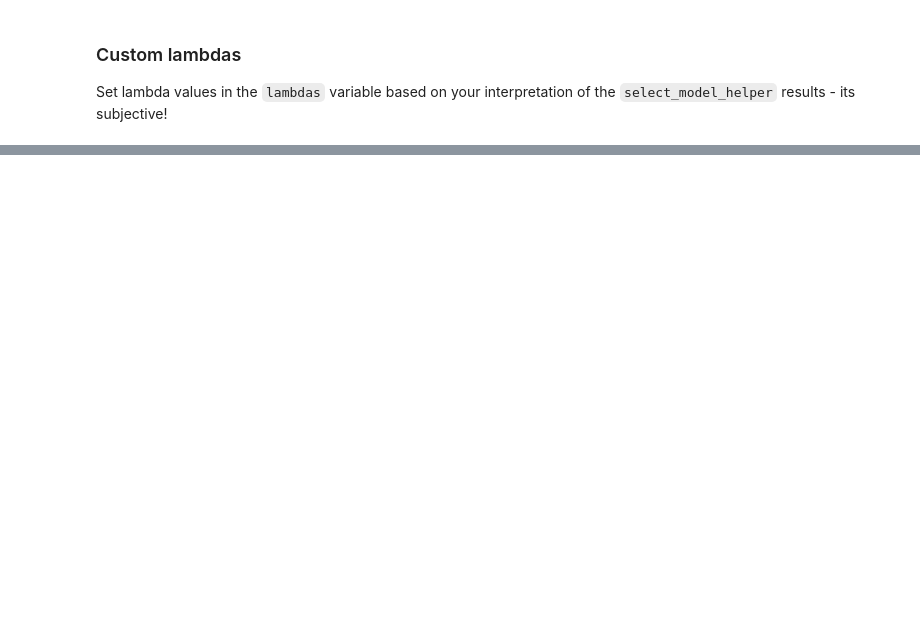
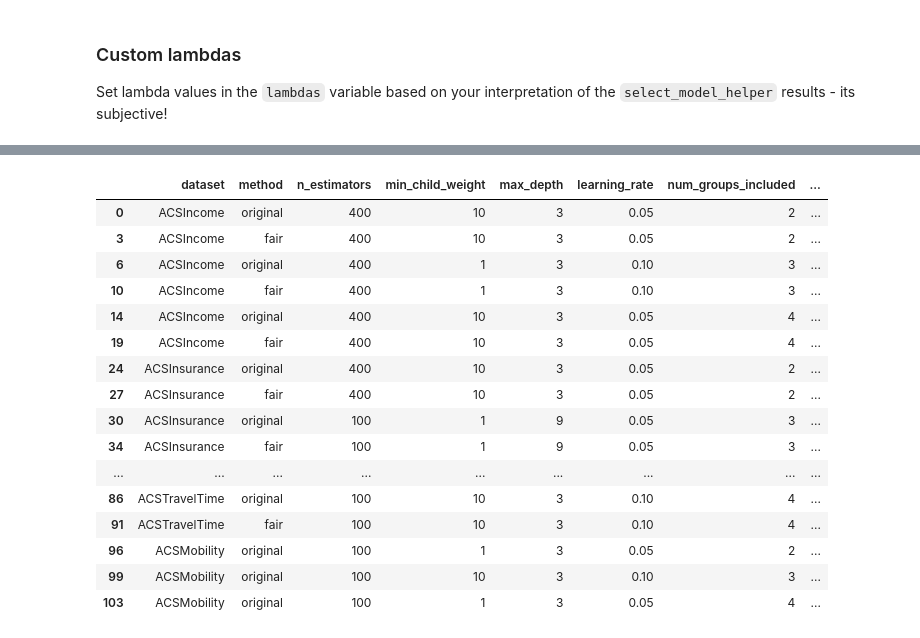
Before and after one commit to lurosenb/approx_threshold_opt, a Jupyter notebook: plotting_and_table_code.ipynb, the cells around one changed output, grey strips where cells are left out. Drawn from its saved outputs; the diff is of its cells as text; code cells hidden in the pictures; blank space fills up the shorter version.

```diff
--- a/plotting_and_table_code.ipynb
+++ b/plotting_and_table_code.ipynb
@@ -399,0 +508,22 @@ ACC: 0.7667
+# %%
+temp_df = None
+temp_df = df2.drop_duplicates(subset=['dataset','method','num_groups_included'])
+temp_df
+# %% [output]
+|  | dataset | method | n_estimators | min_child_weight | max_depth | learning_rate | num_groups_included | ... |
+| 0 | ACSIncome | original | 400 | 10 | 3 | 0.05 | 2 | ... |
+| 3 | ACSIncome | fair | 400 | 10 | 3 | 0.05 | 2 | ... |
+| 6 | ACSIncome | original | 400 | 1 | 3 | 0.10 | 3 | ... |
+| 10 | ACSIncome | fair | 400 | 1 | 3 | 0.10 | 3 | ... |
+| 14 | ACSIncome | original | 400 | 10 | 3 | 0.05 | 4 | ... |
+| 19 | ACSIncome | fair | 400 | 10 | 3 | 0.05 | 4 | ... |
+| 24 | ACSInsurance | original | 400 | 10 | 3 | 0.05 | 2 | ... |
+| 27 | ACSInsurance | fair | 400 | 10 | 3 | 0.05 | 2 | ... |
+| 30 | ACSInsurance | original | 100 | 1 | 9 | 0.05 | 3 | ... |
+| 34 | ACSInsurance | fair | 100 | 1 | 9 | 0.05 | 3 | ... |
+| ... | ... | ... | ... | ... | ... | ... | ... | ... |
+| 86 | ACSTravelTime | original | 100 | 10 | 3 | 0.10 | 4 | ... |
+| 91 | ACSTravelTime | fair | 100 | 10 | 3 | 0.10 | 4 | ... |
+| 96 | ACSMobility | original | 100 | 1 | 3 | 0.05 | 2 | ... |
+| 99 | ACSMobility | original | 100 | 10 | 3 | 0.10 | 3 | ... |
+| 103 | ACSMobility | original | 100 | 1 | 3 | 0.05 | 4 | ... |
```
Also changed, not shown: parts of 15 cells of this notebook, 2 other files.
